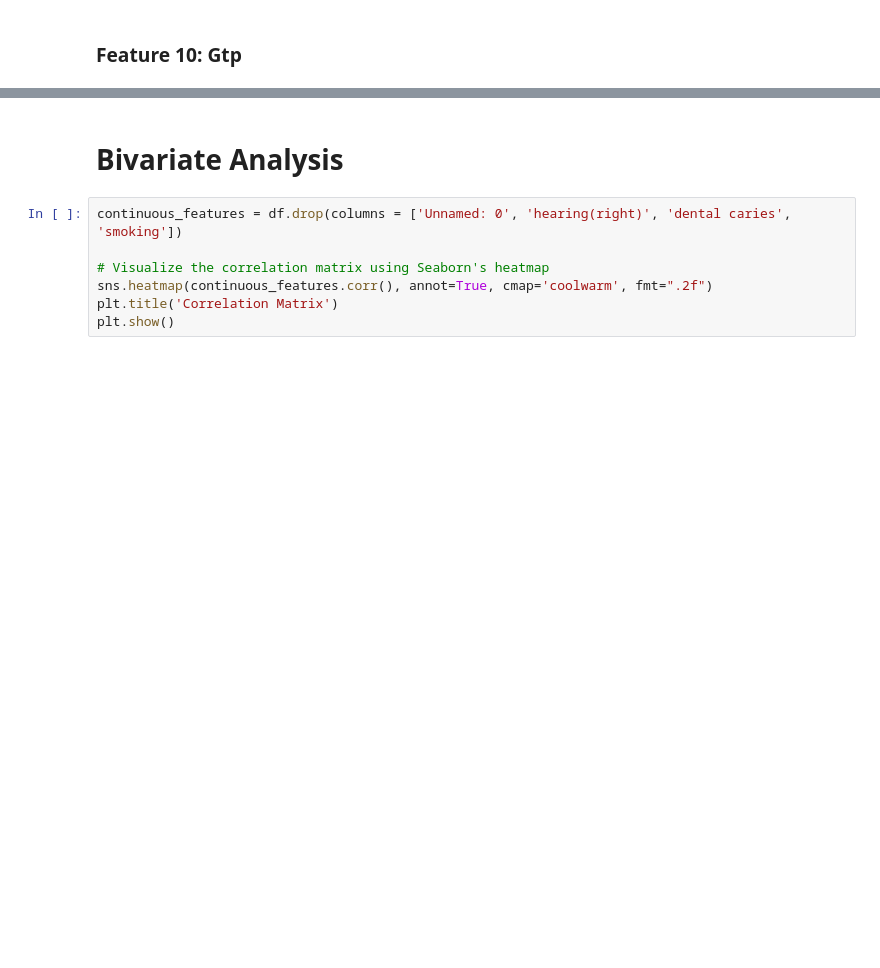
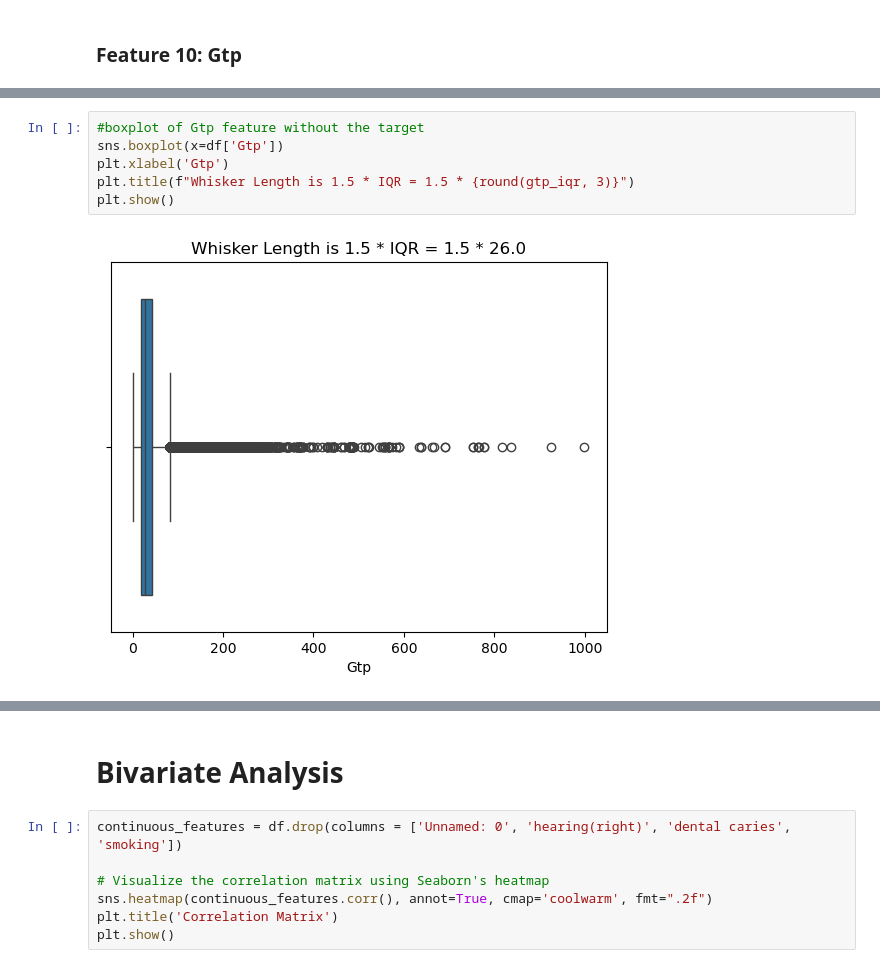
Before and after one commit to ahmedoy/SmokingData-Classification, a Jupyter notebook: data_analysis.ipynb, the cells around one changed output, grey strips where cells are left out. Cells and saved outputs as stored; diff of their text form; blank space fills up the shorter version.

```diff
--- a/data_analysis.ipynb
+++ b/data_analysis.ipynb
@@ -1232,0 +1269,8 @@ print("Descriptive Statistics for Gtp:  ")
+# %%
+#boxplot of Gtp feature without the target
+sns.boxplot(x=df['Gtp'])
+plt.xlabel('Gtp')
+plt.title(f"Whisker Length is 1.5 * IQR = 1.5 * {round(gtp_iqr, 3)}")
+plt.show()
+# %% [output]
+[figure, added]
```
Also changed, not shown: parts of 8 cells of this notebook.
